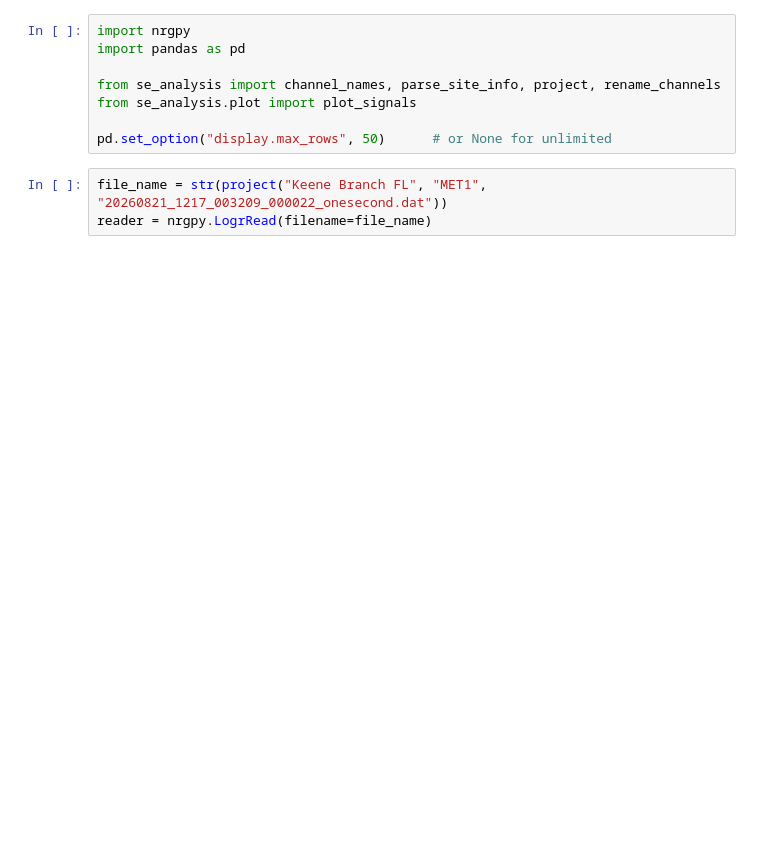
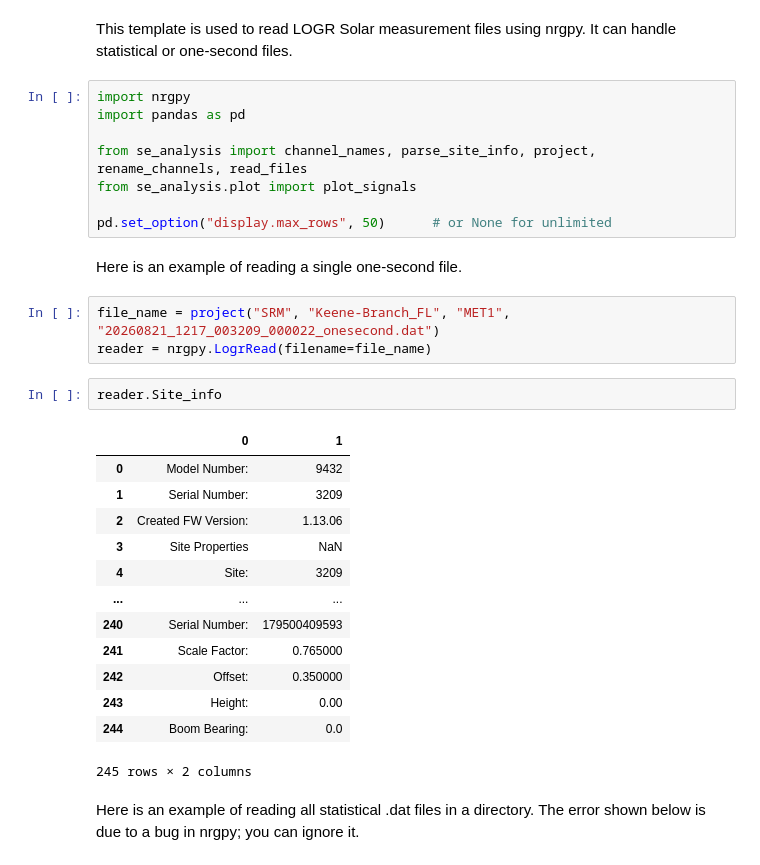
Before and after one commit to bftrock/se-analysis, a Jupyter notebook: notebooks/Process_LOGR_Meas_Files.ipynb, the cells around one changed output. Drawn from its saved outputs; the diff is of its cells as text; blank space fills up the shorter version.

Commit message:
Expand the README file and include the outputs of the template notebooks for demonstration.

```diff
--- a/notebooks/Process_LOGR_Meas_Files.ipynb
+++ b/notebooks/Process_LOGR_Meas_Files.ipynb
@@ -1,11 +1,33 @@
+# %% [markdown]
+This template is used to read LOGR Solar measurement files using nrgpy. It can handle statistical or one-second files.
 # %%
 import nrgpy
 import pandas as pd
 
-from se_analysis import channel_names, parse_site_info, project, rename_channels
+from se_analysis import channel_names, parse_site_info, project, rename_channels, read_files
 from se_analysis.plot import plot_signals
 
 pd.set_option("display.max_rows", 50)      # or None for unlimited
+# %% [markdown]
+Here is an example of reading a single one-second file.
 # %%
-file_name = str(project("Keene Branch FL", "MET1", "20260821_1217_003209_000022_onesecond.dat"))
+file_name = project("SRM", "Keene-Branch_FL", "MET1", "20260821_1217_003209_000022_onesecond.dat")
 reader = nrgpy.LogrRead(filename=file_name)
+# %%
+reader.Site_info
+# %% [output]
+|  | 0 | 1 |
+| 0 | Model Number: | 9432 |
+| 1 | Serial Number: | 3209 |
+| 2 | Created FW Version: | 1.13.06 |
+| 3 | Site Properties | NaN |
+| 4 | Site: | 3209 |
+| ... | ... | ... |
+| 240 | Serial Number: | 179500409593 |
+| 241 | Scale Factor: | 0.765000 |
+| 242 | Offset: | 0.350000 |
+| 243 | Height: | 0.00 |
+| 244 | Boom Bearing: | 0.0 |
+245 rows × 2 columns
+# %% [markdown]
+Here is an example of reading all statistical .dat files in a directory. The error shown below is due to a bug in nrgpy; you can ignore it.
```
Also changed, not shown: parts of 10 cells of this notebook, 5 other files.
